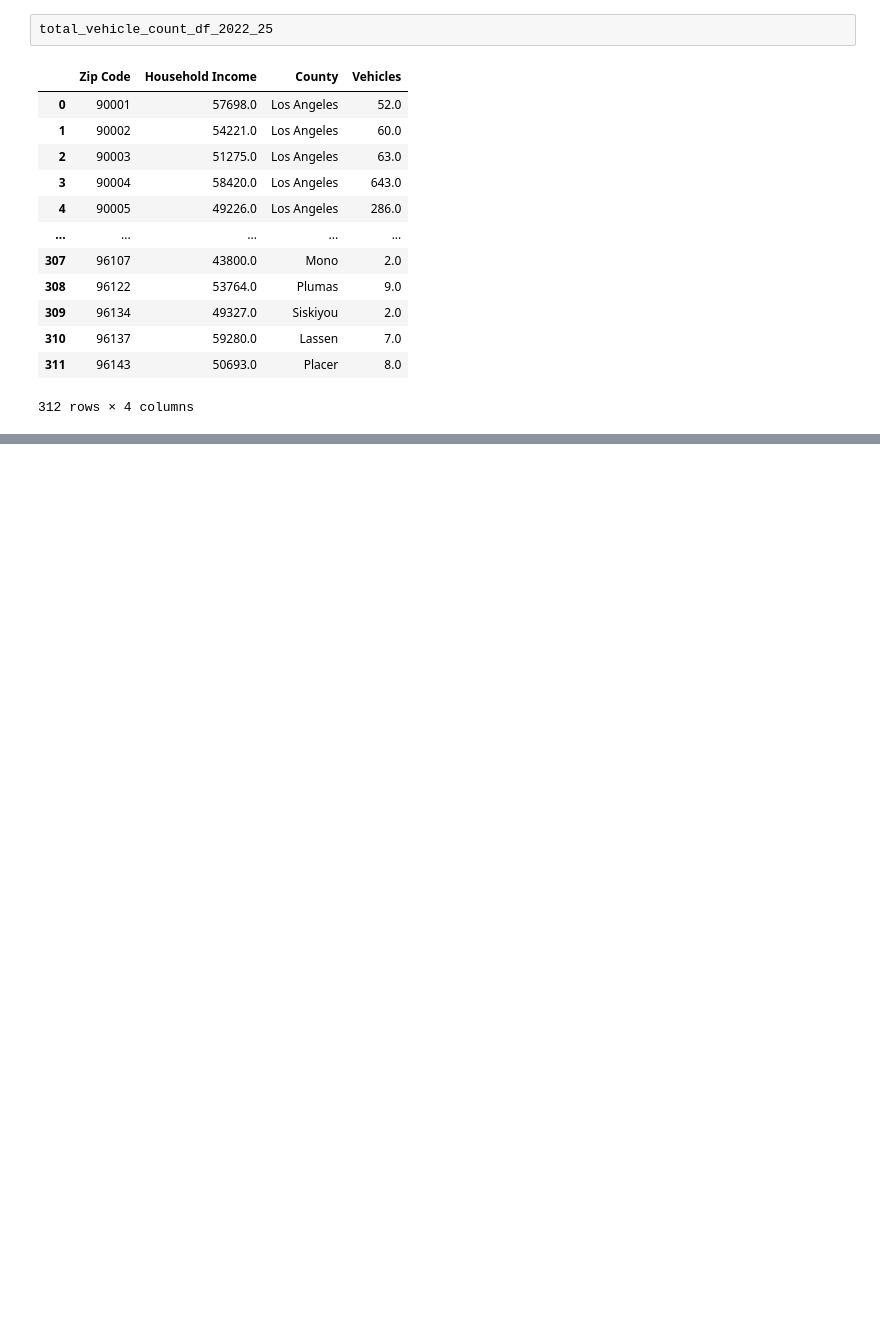
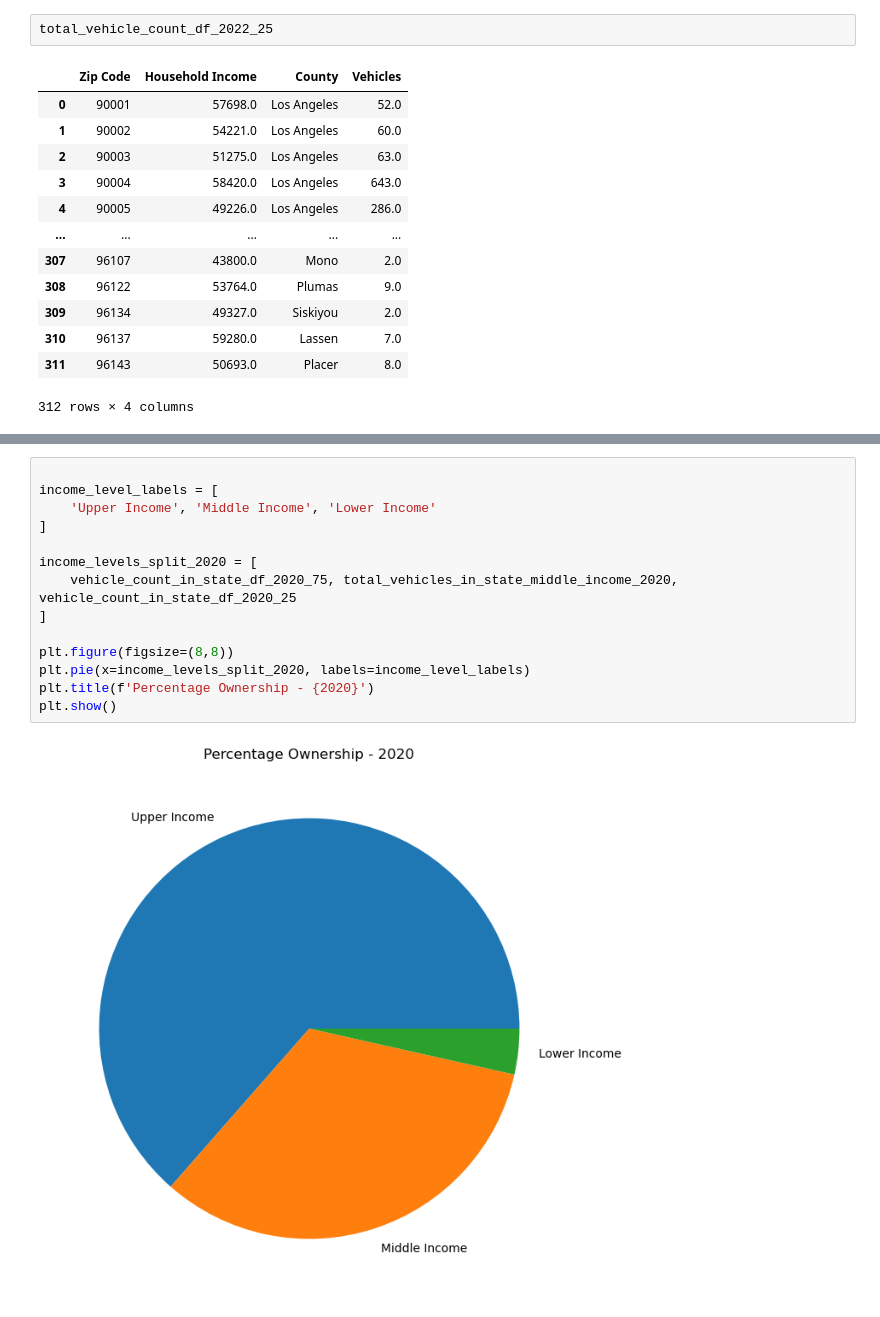
Before and after one commit to JaredWillson/group_9_project_1, a Jupyter notebook: presentation_1_jlh.ipynb, the cells around one changed output, grey strips where cells are left out. Saved outputs shown, nothing was run; the diff lists cells and outputs as text; blank space fills up the shorter version.

```diff
--- a/presentation_1_jlh.ipynb
+++ b/presentation_1_jlh.ipynb
@@ -465,0 +685,16 @@ total_vehicle_count_df_2022_25
+# %%
+
+income_level_labels = [
+    'Upper Income', 'Middle Income', 'Lower Income'
+]
+
+income_levels_split_2020 = [
+    vehicle_count_in_state_df_2020_75, total_vehicles_in_state_middle_income_2020, vehicle_count_in_state_df_2020_25
+]
+
+plt.figure(figsize=(8,8))
+plt.pie(x=income_levels_split_2020, labels=income_level_labels)
+plt.title(f'Percentage Ownership - {2020}')
+plt.show()
+# %% [output]
+[figure, added]
```
Also changed, not shown: parts of 41 cells of this notebook.
